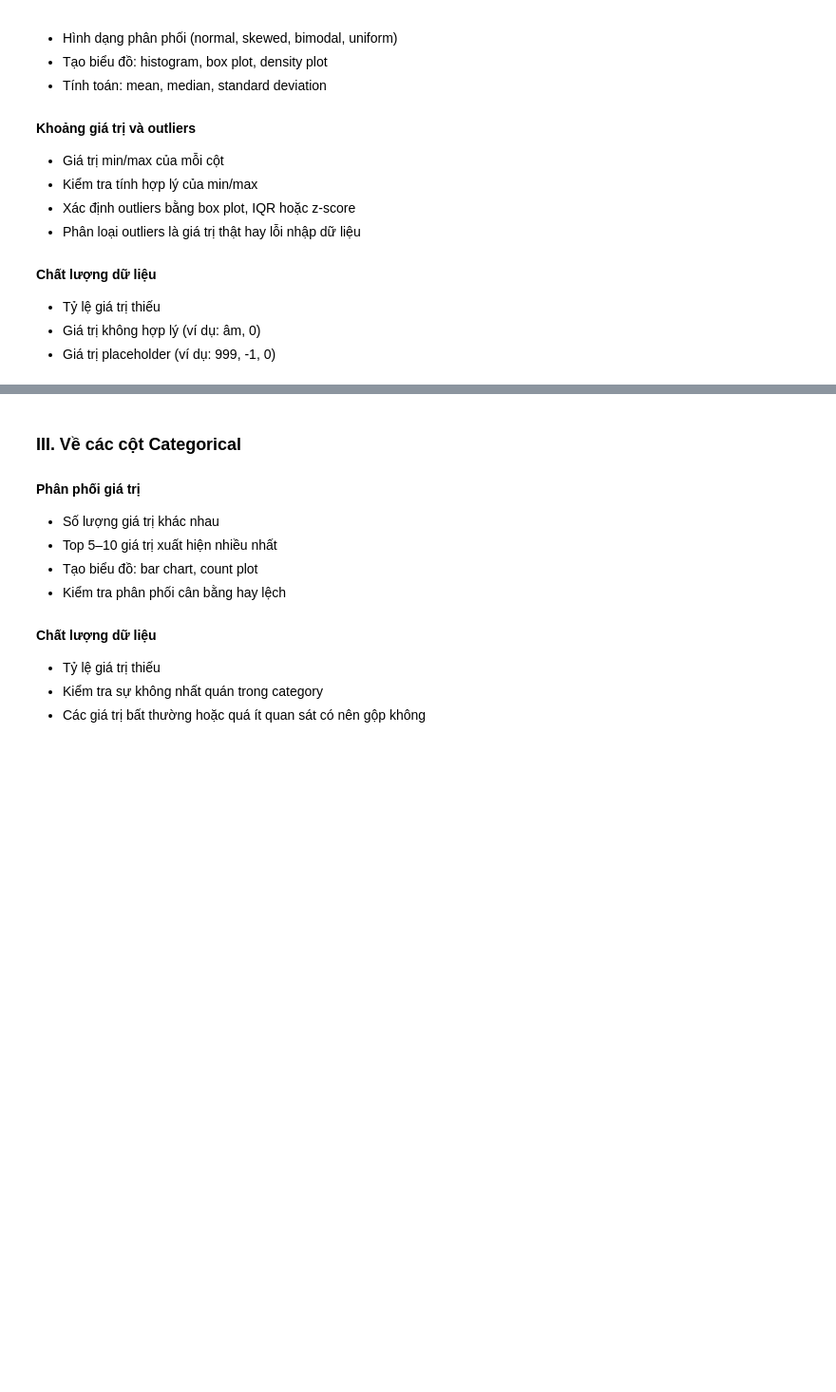
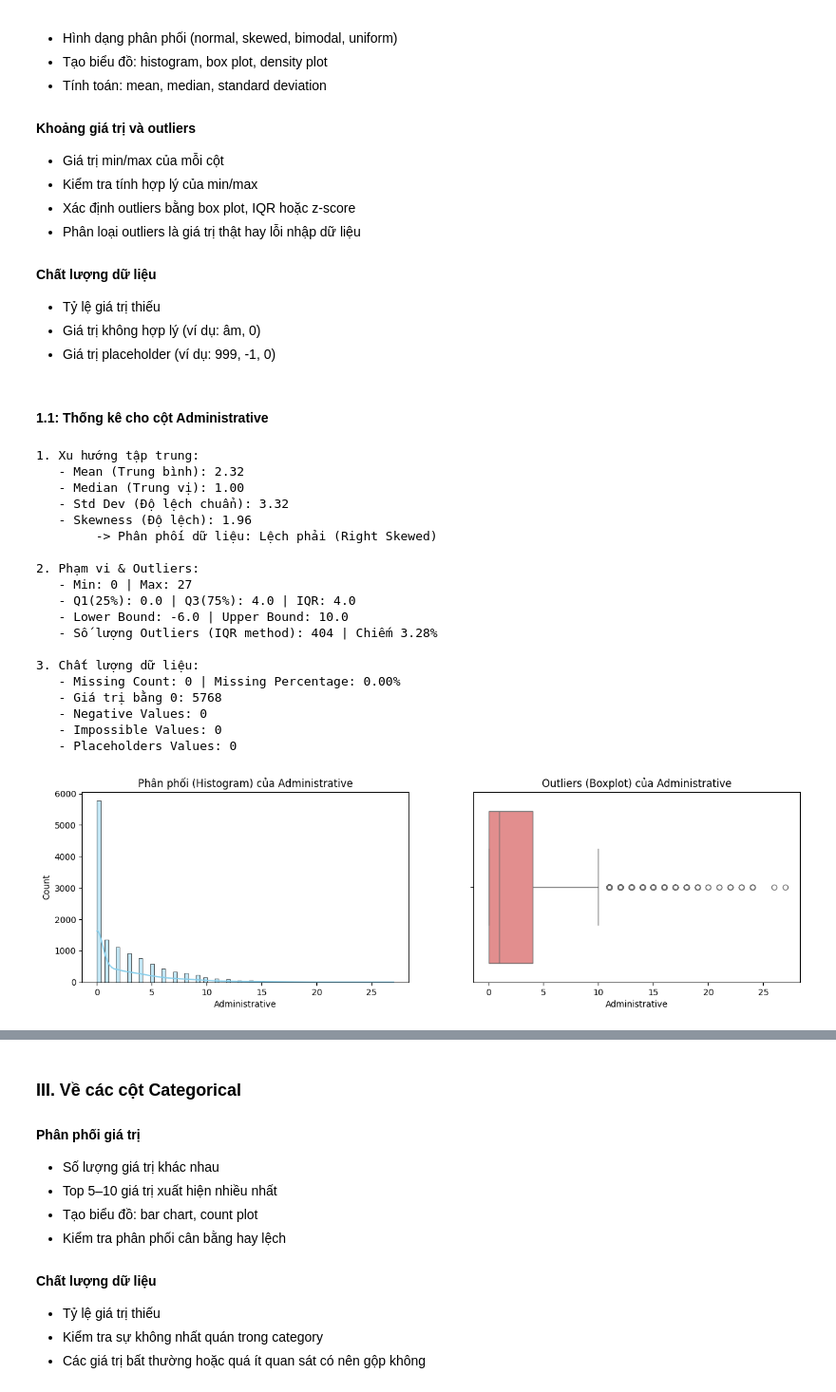
Before and after one commit to pnquyn/FinalProject_P4DataScience, a Jupyter notebook: project.ipynb, the cells around one changed output, grey strips where cells are left out. Shown at 95% size. Cells and saved outputs as stored; diff of their text form; code cells hidden in the pictures; blank space fills up the shorter version.

Commit message:
Numerical Analysis

```diff
--- a/project.ipynb
+++ b/project.ipynb
@@ -127,3 +164,12 @@ data.head()
 - Tỷ lệ giá trị thiếu
 - Giá trị không hợp lý (ví dụ: âm, 0)
 - Giá trị placeholder (ví dụ: 999, -1, 0)
+# %%
+df = pd.DataFrame(data)
+
+# 1. LẤY CÁC CỘT SỐ
+numerical_list = ['Administrative', 'Administrative_Duration', 'Informational',
+       'Informational_Duration', 'ProductRelated', 'ProductRelated_Duration',
+       'BounceRates', 'ExitRates', 'PageValues','SpecialDay']
+numerical_df = df[numerical_list]
+# numerical_df
@@ -129,0 +253,48 @@ data.head()
+# %%
+# FUNCTION FOR VISUALIZATION
+def visualtion(col):
+    # Khung vẽ, Hình 1 là Hist, Hình 2 là Box
+    fig, axes = plt.subplots(1, 2, figsize=(15, 4))
+
+    # Vẽ Histogram
+    sns.histplot(data=df, x=col, kde=True, ax=axes[0], color='skyblue')
+    axes[0].set_title(f'Phân phối (Histogram) của {col}')
+
+    # Vẽ Box Plot
+    sns.boxplot(data=df, x=col, ax=axes[1], color='lightcoral')
+    axes[1].set_title(f'Outliers (Boxplot) của {col}')
+
+    plt.show()
+# %% [markdown]
+#### 1.1: Thống kê cho cột Administrative
+# %%
+col = 'Administrative'
+# Distribution & Central tendency
+distri_num_col_info(col)
+# Range & Outliers
+range_outliers_num_col_info(col)
+float('inf')
+# Data quality
+data_quality_num_col_info(col, valid_range = (0,np.inf), suspicious_values = [-1, -9, -99, 99, 999, 9999] )
+visualtion(col)
+# %% [output]
+1. Xu hướng tập trung:
+   - Mean (Trung bình): 2.32
+   - Median (Trung vị): 1.00
+   - Std Dev (Độ lệch chuẩn): 3.32
+   - Skewness (Độ lệch): 1.96
+        -> Phân phối dữ liệu: Lệch phải (Right Skewed)
+
+2. Phạm vi & Outliers:
+   - Min: 0 | Max: 27
+   - Q1(25%): 0.0 | Q3(75%): 4.0 | IQR: 4.0
+   - Lower Bound: -6.0 | Upper Bound: 10.0
+   - Số lượng Outliers (IQR method): 404 | Chiếm 3.28%
+
+3. Chất lượng dữ liệu:
+   - Missing Count: 0 | Missing Percentage: 0.00%
+   - Giá trị bằng 0: 5768
+   - Negative Values: 0
+   - Impossible Values: 0
+   - Placeholders Values: 0
+[figure, added]
```
Also changed, not shown: parts of 31 cells of this notebook.
